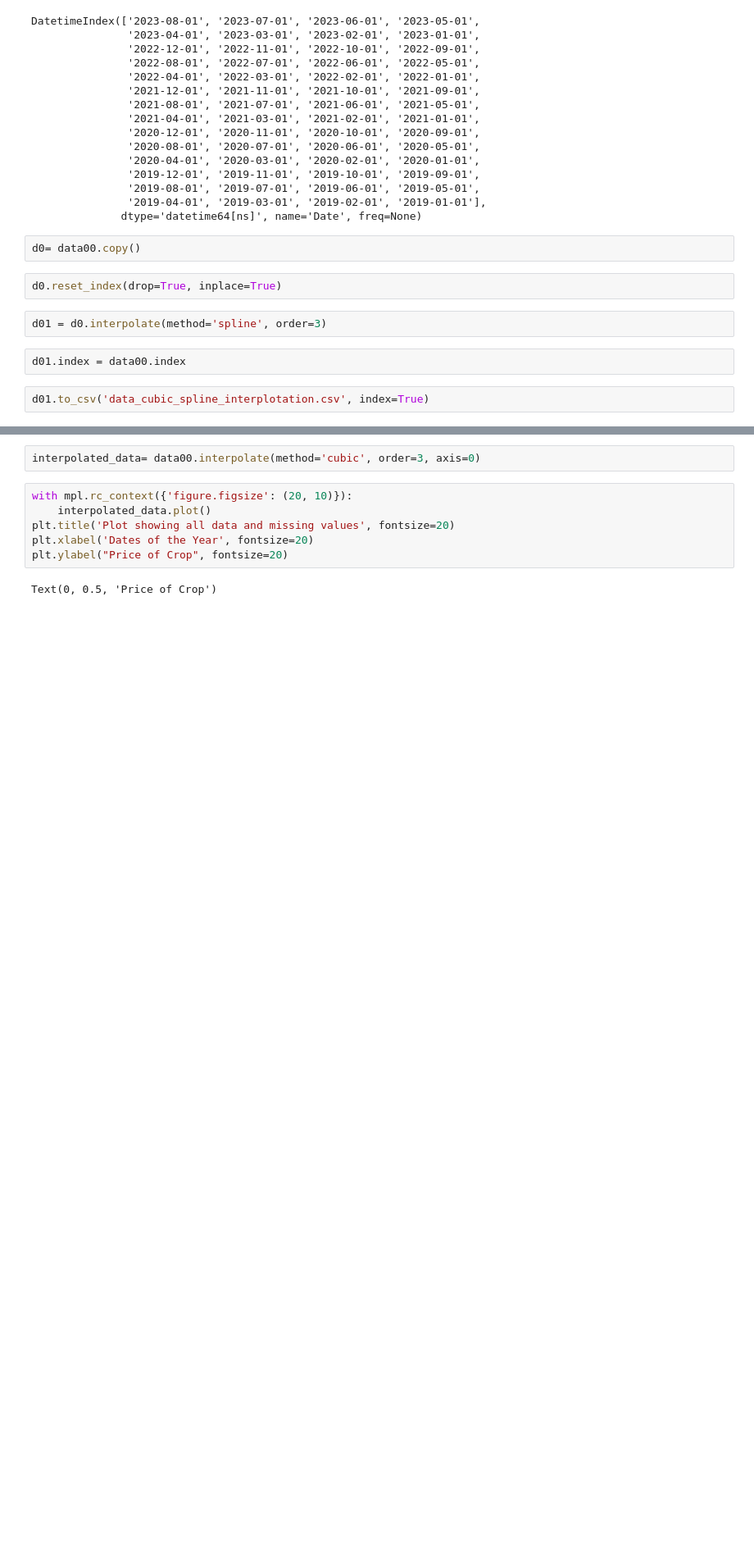
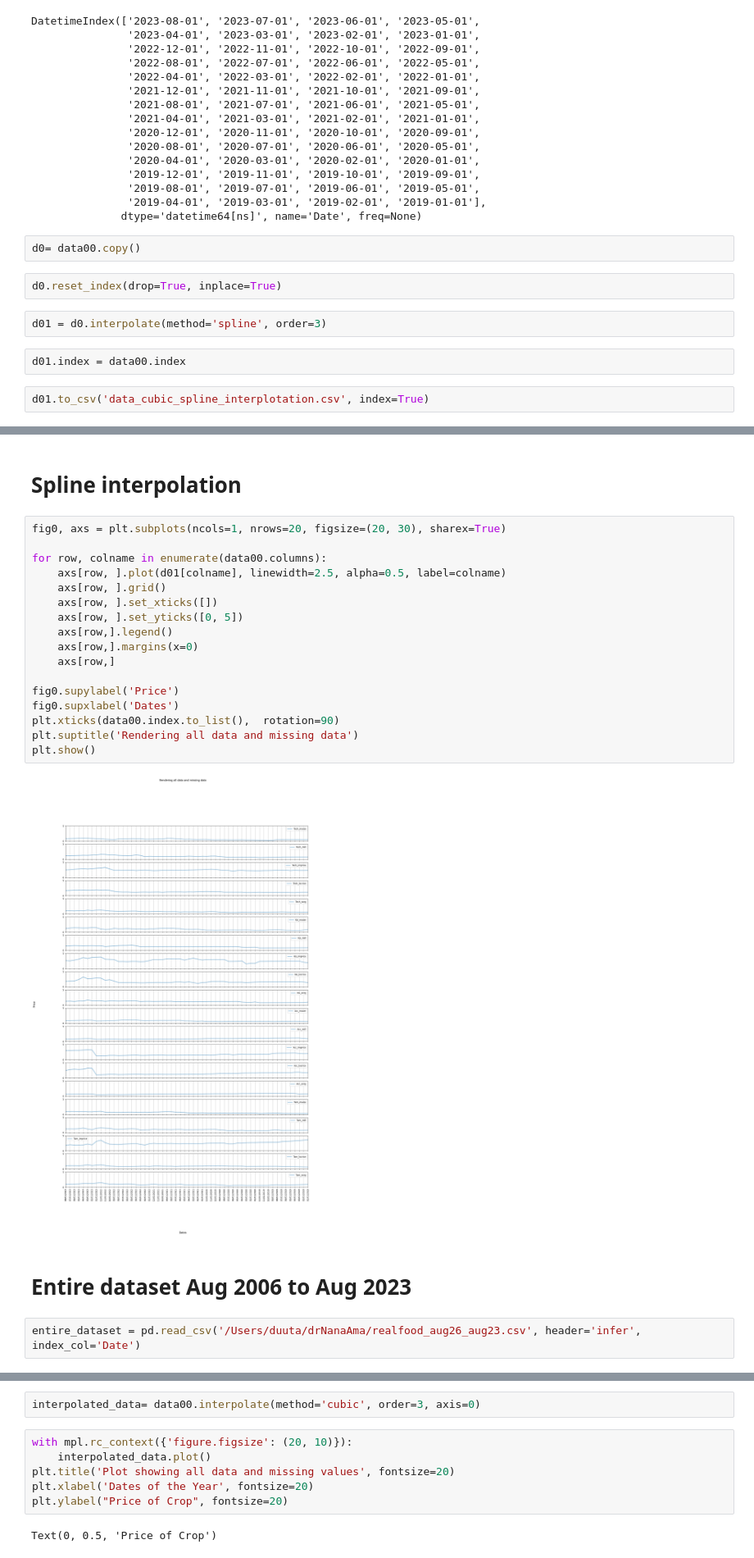
Before and after one commit to duutabib/crispyMissing_data, a Jupyter notebook: drNanaAmma0.ipynb, the cells around one changed output, grey strips where cells are left out. Shown at 82% size. Saved outputs shown, nothing was run; the diff lists cells and outputs as text; blank space fills up the shorter version.

```diff
--- a/drNanaAmma0.ipynb
+++ b/drNanaAmma0.ipynb
@@ -144,0 +122,25 @@ def average_interpolate(x):
+# %% [markdown]
+# Spline interpolation
+# %%
+fig0, axs = plt.subplots(ncols=1, nrows=20, figsize=(20, 30), sharex=True)
+
+for row, colname in enumerate(data00.columns):
+    axs[row, ].plot(d01[colname], linewidth=2.5, alpha=0.5, label=colname)
+    axs[row, ].grid()
+    axs[row, ].set_xticks([])
+    axs[row, ].set_yticks([0, 5])
+    axs[row,].legend()
+    axs[row,].margins(x=0)
+    axs[row,]
+
+fig0.supylabel('Price')
+fig0.supxlabel('Dates')
+plt.xticks(data00.index.to_list(),  rotation=90)
+plt.suptitle('Rendering all data and missing data')
+plt.show()
+# %% [output]
+[figure, added]
+# %% [markdown]
+# Entire dataset Aug 2006 to Aug 2023
+# %%
+entire_dataset = pd.read_csv('/Users/duuta/drNanaAma/realfood_aug26_aug23.csv', header='infer', index_col='Date')
```
Also changed, not shown: parts of 21 cells of this notebook.
